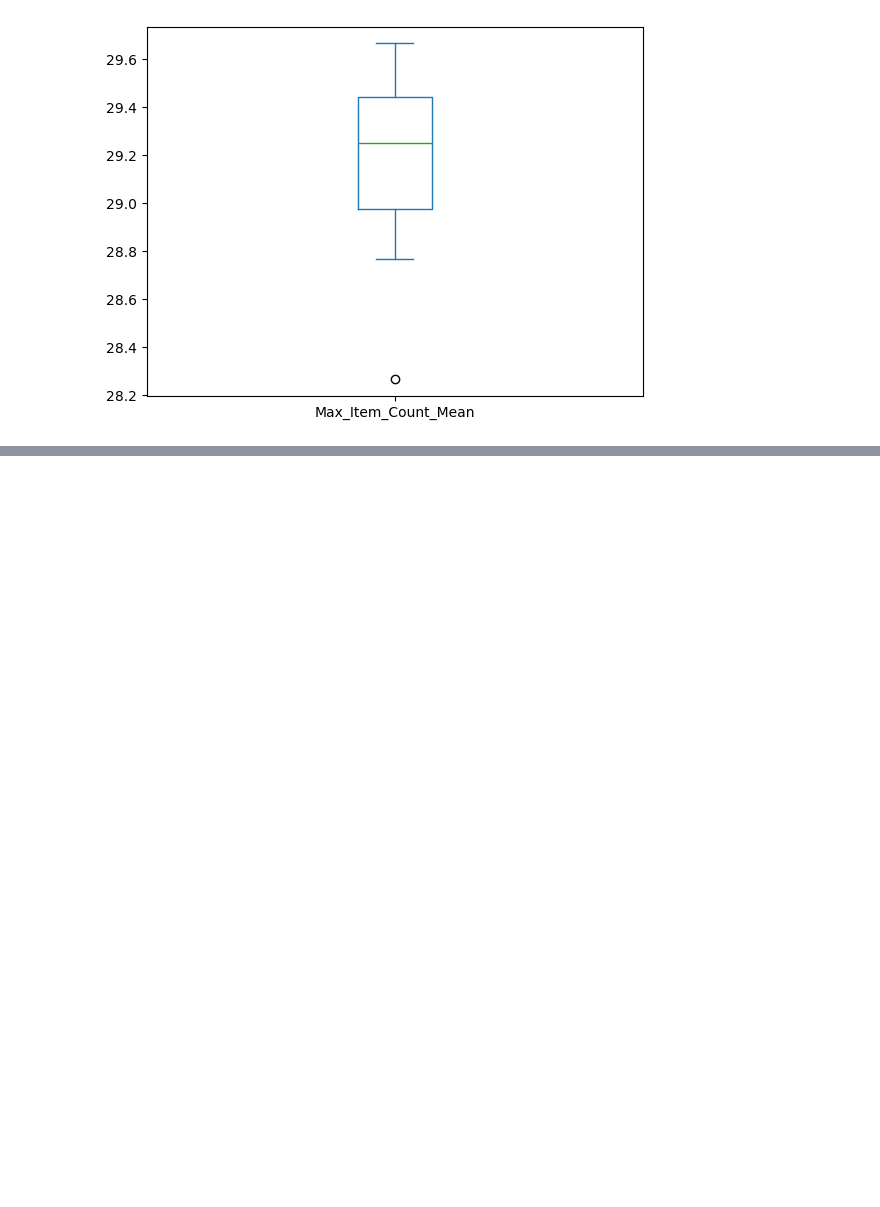
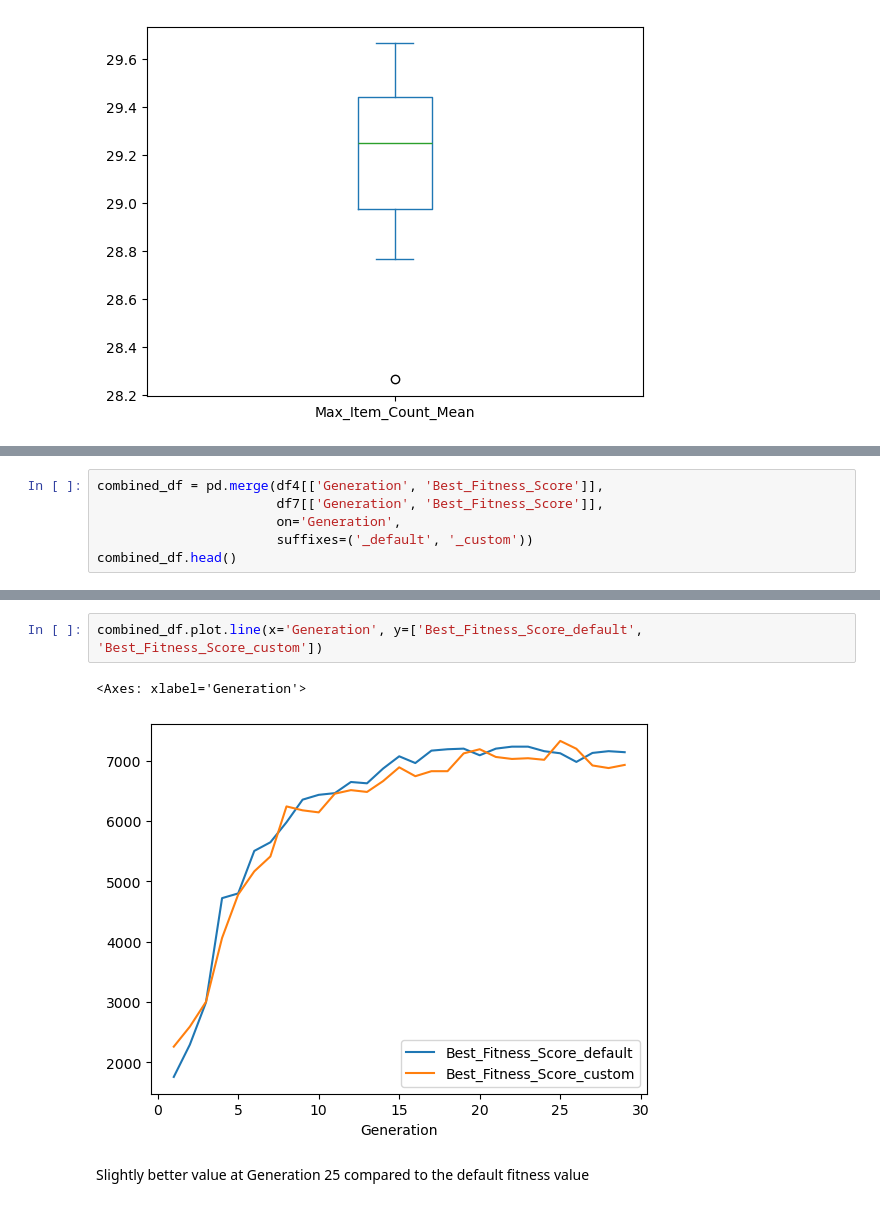
Before and after one commit to ajay-naidu-96/GeneticAlgo, a Jupyter notebook: notebooks/TheFancyStuff.ipynb, the cells around one changed output, grey strips where cells are left out. Drawn from its saved outputs; the diff is of its cells as text; blank space fills up the shorter version.

```diff
--- a/notebooks/TheFancyStuff.ipynb
+++ b/notebooks/TheFancyStuff.ipynb
@@ -191,0 +311,6 @@ summary.plot.box(x='Pop_Size', y=['Max_Item_Count_Mean'])
+# %%
+combined_df = pd.merge(df4[['Generation', 'Best_Fitness_Score']],
+                       df7[['Generation', 'Best_Fitness_Score']],
+                       on='Generation',
+                       suffixes=('_default', '_custom'))
+combined_df.head()
@@ -191,0 +324,7 @@ summary.plot.box(x='Pop_Size', y=['Max_Item_Count_Mean'])
+# %%
+combined_df.plot.line(x='Generation', y=['Best_Fitness_Score_default', 'Best_Fitness_Score_custom'])
+# %% [output]
+<Axes: xlabel='Generation'>
+[figure, added]
+# %% [markdown]
+Slightly better value at Generation 25 compared to the default fitness value
```
Also changed, not shown: parts of 13 cells of this notebook, 4 other files.
